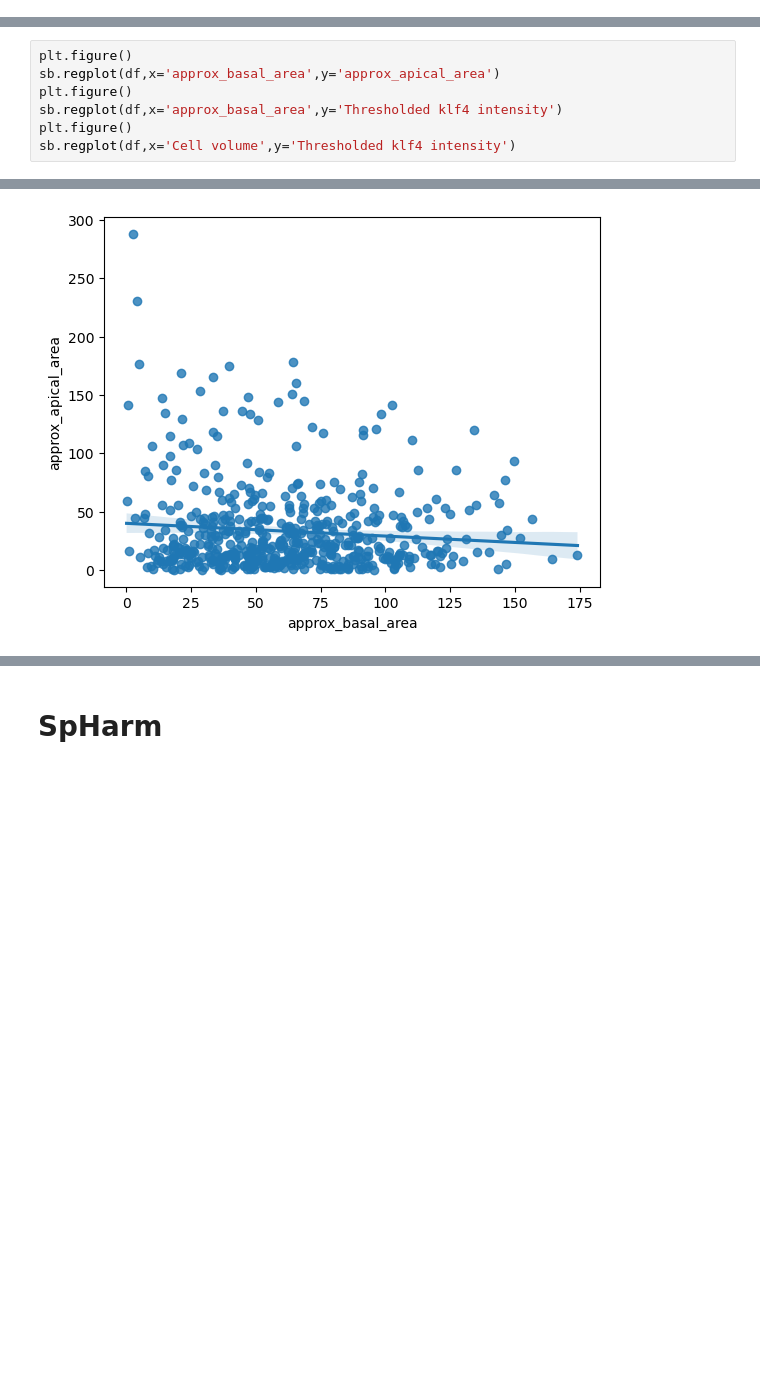
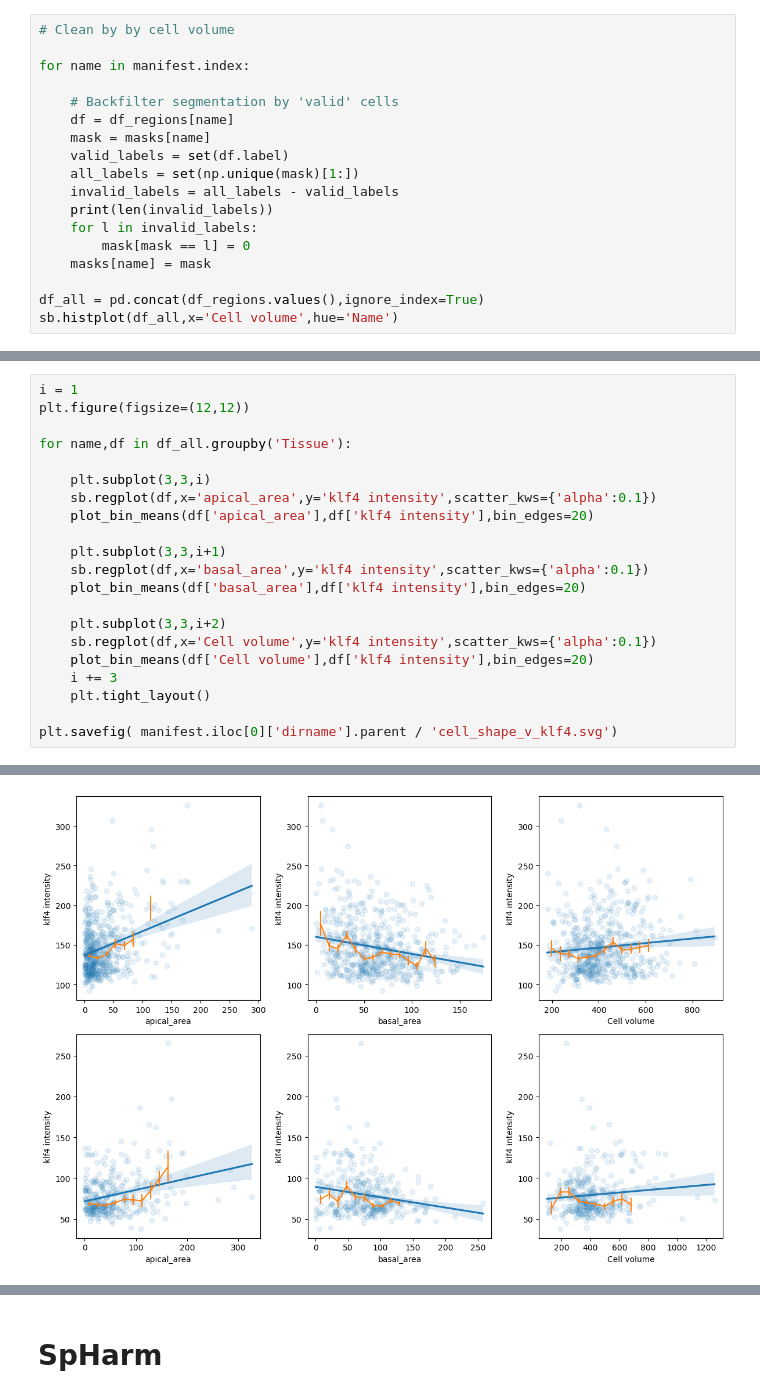
Before and after one commit to xies/mouse_skin_size_control, a Jupyter notebook: misc_analysis/esophagus.ipynb, the cells around one changed output, grey strips where cells are left out. Drawn from its saved outputs; the diff is of its cells as text; blank space fills up the shorter version.

```diff
--- a/misc_analysis/esophagus.ipynb
+++ b/misc_analysis/esophagus.ipynb
@@ -51,0 +93,18 @@ df = df.rename(columns={'mean_intensity':'Thresholded klf4 intensity'})
+# %%
+# Clean by by cell volume
+
+for name in manifest.index:
+
+    # Backfilter segmentation by 'valid' cells
+    df = df_regions[name]
+    mask = masks[name]
+    valid_labels = set(df.label)
+    all_labels = set(np.unique(mask)[1:])
+    invalid_labels = all_labels - valid_labels
+    print(len(invalid_labels))
+    for l in invalid_labels:
+        mask[mask == l] = 0
+    masks[name] = mask
+
+df_all = pd.concat(df_regions.values(),ignore_index=True)
+sb.histplot(df_all,x='Cell volume',hue='Name')
@@ -52,8 +121,22 @@ df = df.rename(columns={'mean_intensity':'Thresholded klf4 intensity'})
 # %%
-plt.figure()
-sb.regplot(df,x='approx_basal_area',y='approx_apical_area')
-plt.figure()
-sb.regplot(df,x='approx_basal_area',y='Thresholded klf4 intensity')
-plt.figure()
-sb.regplot(df,x='Cell volume',y='Thresholded klf4 intensity')
+i = 1
+plt.figure(figsize=(12,12))
+
+for name,df in df_all.groupby('Tissue'):
+
+    plt.subplot(3,3,i)
+    sb.regplot(df,x='apical_area',y='klf4 intensity',scatter_kws={'alpha':0.1})
+    plot_bin_means(df['apical_area'],df['klf4 intensity'],bin_edges=20)
+
+    plt.subplot(3,3,i+1)
+    sb.regplot(df,x='basal_area',y='klf4 intensity',scatter_kws={'alpha':0.1})
+    plot_bin_means(df['basal_area'],df['klf4 intensity'],bin_edges=20)
+
+    plt.subplot(3,3,i+2)
+    sb.regplot(df,x='Cell volume',y='klf4 intensity',scatter_kws={'alpha':0.1})
+    plot_bin_means(df['Cell volume'],df['klf4 intensity'],bin_edges=20)
+    i += 3
+    plt.tight_layout()
+
+plt.savefig( manifest.iloc[0]['dirname'].parent / 'cell_shape_v_klf4.svg')
 # %% [output]
@@ -61 +143 @@ sb.regplot(df,x='Cell volume',y='Thresholded klf4 intensity')
-[figure, old version]
+[figure, new version]
```
Also changed, not shown: parts of 25 cells of this notebook, 5 other files.
